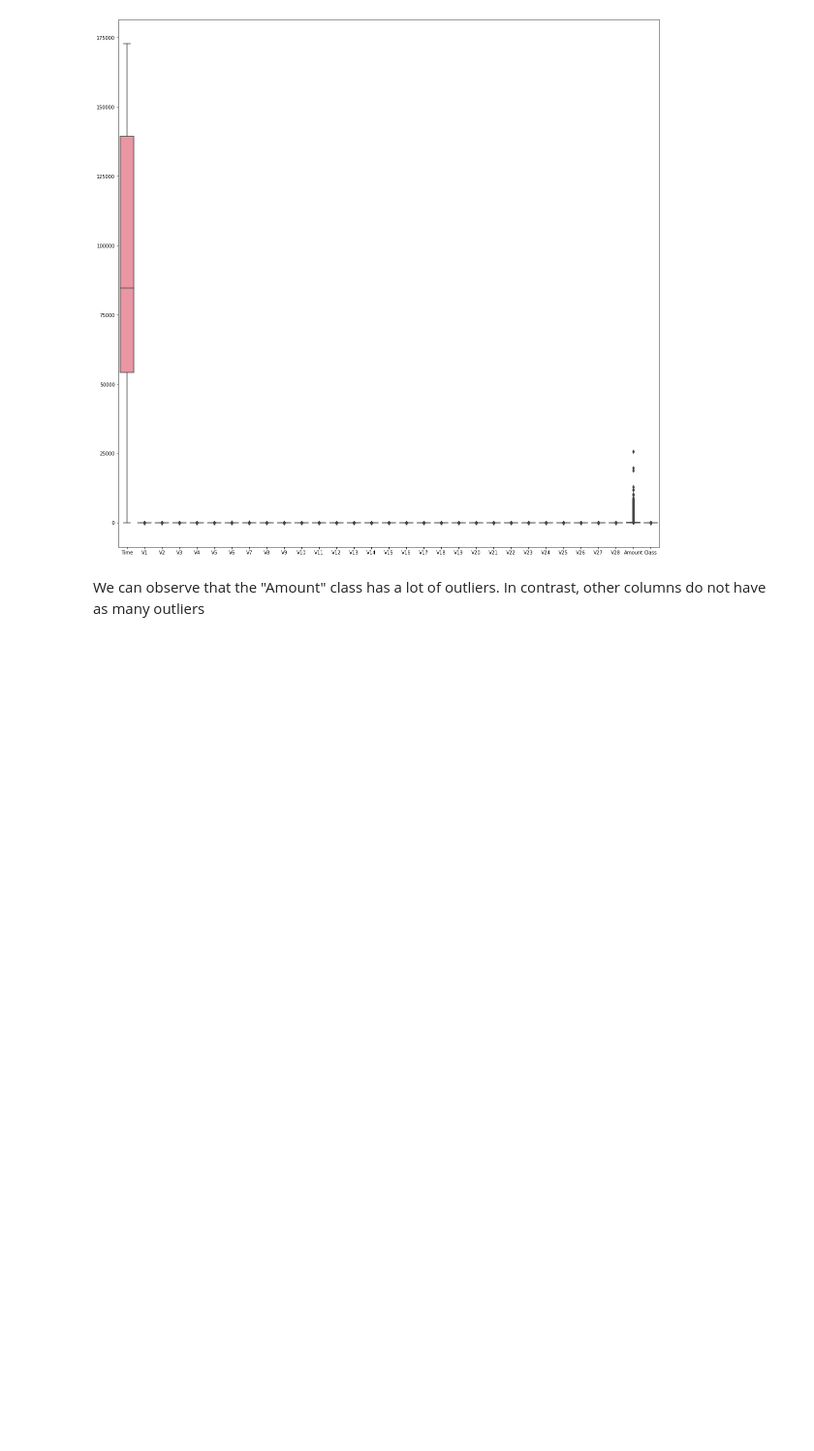
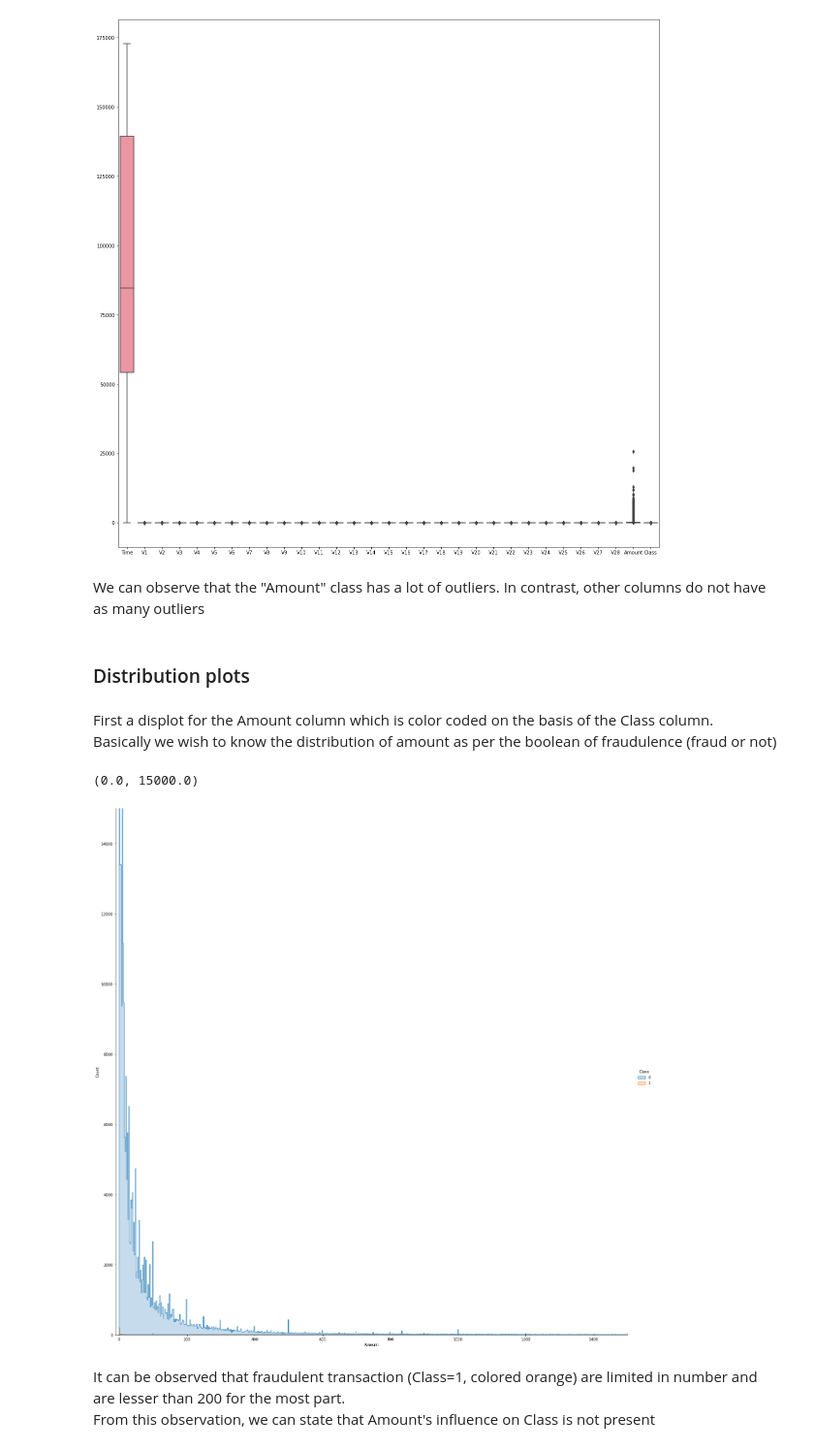
Before and after one commit to sivadhulipala1999/credit-card-fraud-detection, a Jupyter notebook: eda/data_munging.ipynb, the cells around one changed output. Shown at 97% size. Drawn from its saved outputs; the diff is of its cells as text; code cells hidden in the pictures; blank space fills up the shorter version.

Commit message:
Added the section for distribution plots

```diff
--- a/eda/data_munging.ipynb
+++ b/eda/data_munging.ipynb
@@ -82,3 +82,18 @@ plt.show()
 [figure]
 # %% [markdown]
 We can observe that the "Amount" class has a lot of outliers. In contrast, other columns do not have as many outliers
+# %% [markdown]
+### Distribution plots
+# %% [markdown]
+First a displot for the Amount column which is color coded on the basis of the Class column. <br/>
+Basically we wish to know the distribution of amount as per the boolean of fraudulence (fraud or not)
+# %%
+sns.displot(df, x="Amount", hue="Class", height=20, aspect=1, element="step")
+plt.xlim(-10, 1500)
+plt.ylim(0, 15000)
+# %% [output]
+(0.0, 15000.0)
+[figure, added]
+# %% [markdown]
+It can be observed that fraudulent transaction (Class=1, colored orange) are limited in number and are lesser than 200 for the most part. <br/>
+From this observation, we can state that Amount's influence on Class is not present
```
